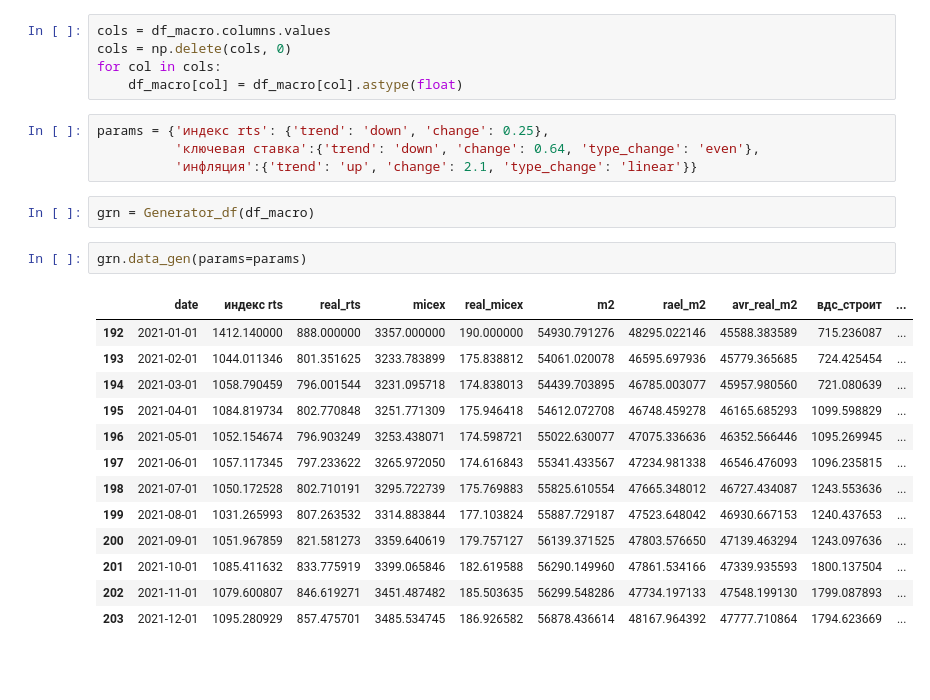
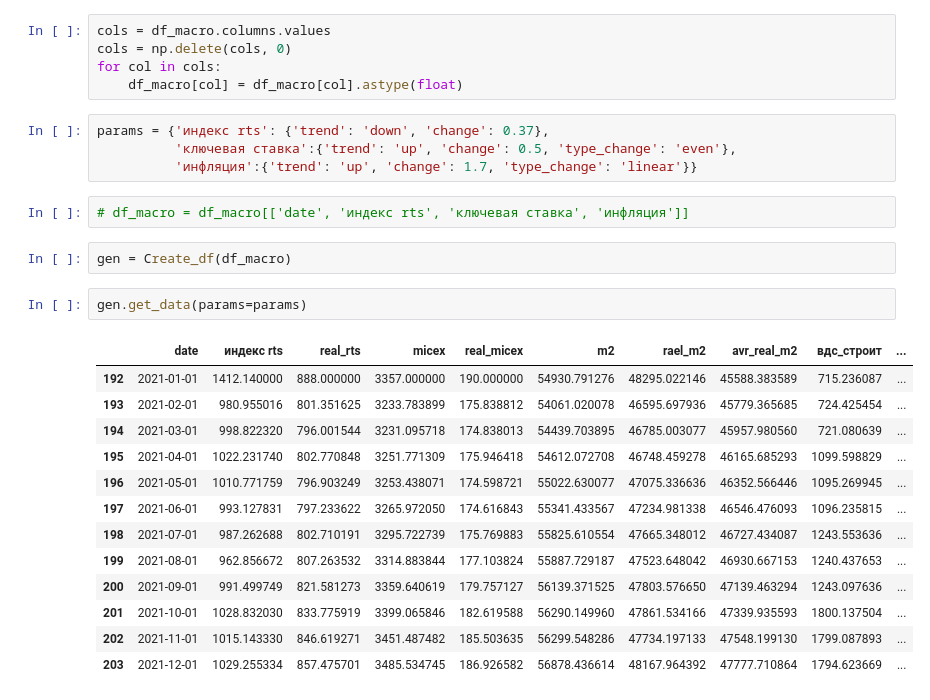
Before and after one commit to Valdert-13/KAMAZ, a Jupyter notebook: SCR/dem gen.ipynb, the cells around one changed output. Cells and saved outputs as stored; diff of their text form; blank space fills up the shorter version.

```diff
--- a/SCR/dem gen.ipynb
+++ b/SCR/dem gen.ipynb
@@ -41,24 +41,26 @@ cols = np.delete(cols, 0)
 for col in cols:
     df_macro[col] = df_macro[col].astype(float)
 # %%
-params = {'индекс rts': {'trend': 'down', 'change': 0.25},
-          'ключевая ставка':{'trend': 'down', 'change': 0.64, 'type_change': 'even'},
-          'инфляция':{'trend': 'up', 'change': 2.1, 'type_change': 'linear'}}
+params = {'индекс rts': {'trend': 'down', 'change': 0.37},
+          'ключевая ставка':{'trend': 'up', 'change': 0.5, 'type_change': 'even'},
+          'инфляция':{'trend': 'up', 'change': 1.7, 'type_change': 'linear'}}
-# %%
-grn = Generator_df(df_macro)
+# %%
+# df_macro = df_macro[['date', 'индекс rts', 'ключевая ставка', 'инфляция']]
+# %%
+gen = Сreate_df(df_macro)
 # %%
-grn.data_gen(params=params)
+gen.get_data(params=params)
 # %% [output]
 |  | date | индекс rts | real_rts | micex | real_micex | m2 | rael_m2 | avr_real_m2 | вдс_строит | ... |
 | 192 | 2021-01-01 | 1412.140000 | 888.000000 | 3357.000000 | 190.000000 | 54930.791276 | 48295.022146 | 45588.383589 | 715.236087 | ... |
-| 193 | 2021-02-01 | 1044.011346 | 801.351625 | 3233.783899 | 175.838812 | 54061.020078 | 46595.697936 | 45779.365685 | 724.425454 | ... |
-| 194 | 2021-03-01 | 1058.790459 | 796.001544 | 3231.095718 | 174.838013 | 54439.703895 | 46785.003077 | 45957.980560 | 721.080639 | ... |
-| 195 | 2021-04-01 | 1084.819734 | 802.770848 | 3251.771309 | 175.946418 | 54612.072708 | 46748.459278 | 46165.685293 | 1099.598829 | ... |
-| 196 | 2021-05-01 | 1052.154674 | 796.903249 | 3253.438071 | 174.598721 | 55022.630077 | 47075.336636 | 46352.566446 | 1095.269945 | ... |
-| 197 | 2021-06-01 | 1057.117345 | 797.233622 | 3265.972050 | 174.616843 | 55341.433567 | 47234.981338 | 46546.476093 | 1096.235815 | ... |
-| 198 | 2021-07-01 | 1050.172528 | 802.710191 | 3295.722739 | 175.769883 | 55825.610554 | 47665.348012 | 46727.434087 | 1243.553636 | ... |
-| 199 | 2021-08-01 | 1031.265993 | 807.263532 | 3314.883844 | 177.103824 | 55887.729187 | 47523.648042 | 46930.667153 | 1240.437653 | ... |
-| 200 | 2021-09-01 | 1051.967859 | 821.581273 | 3359.640619 | 179.757127 | 56139.371525 | 47803.576650 | 47139.463294 | 1243.097636 | ... |
-| 201 | 2021-10-01 | 1085.411632 | 833.775919 | 3399.065846 | 182.619588 | 56290.149960 | 47861.534166 | 47339.935593 | 1800.137504 | ... |
-| 202 | 2021-11-01 | 1079.600807 | 846.619271 | 3451.487482 | 185.503635 | 56299.548286 | 47734.197133 | 47548.199130 | 1799.087893 | ... |
-| 203 | 2021-12-01 | 1095.280929 | 857.475701 | 3485.534745 | 186.926582 | 56878.436614 | 48167.964392 | 47777.710864 | 1794.623669 | ... |
+| 193 | 2021-02-01 | 980.955016 | 801.351625 | 3233.783899 | 175.838812 | 54061.020078 | 46595.697936 | 45779.365685 | 724.425454 | ... |
+| 194 | 2021-03-01 | 998.822320 | 796.001544 | 3231.095718 | 174.838013 | 54439.703895 | 46785.003077 | 45957.980560 | 721.080639 | ... |
+| 195 | 2021-04-01 | 1022.231740 | 802.770848 | 3251.771309 | 175.946418 | 54612.072708 | 46748.459278 | 46165.685293 | 1099.598829 | ... |
+| 196 | 2021-05-01 | 1010.771759 | 796.903249 | 3253.438071 | 174.598721 | 55022.630077 | 47075.336636 | 46352.566446 | 1095.269945 | ... |
+| 197 | 2021-06-01 | 993.127831 | 797.233622 | 3265.972050 | 174.616843 | 55341.433567 | 47234.981338 | 46546.476093 | 1096.235815 | ... |
+| 198 | 2021-07-01 | 987.262688 | 802.710191 | 3295.722739 | 175.769883 | 55825.610554 | 47665.348012 | 46727.434087 | 1243.553636 | ... |
+| 199 | 2021-08-01 | 962.856672 | 807.263532 | 3314.883844 | 177.103824 | 55887.729187 | 47523.648042 | 46930.667153 | 1240.437653 | ... |
+| 200 | 2021-09-01 | 991.499749 | 821.581273 | 3359.640619 | 179.757127 | 56139.371525 | 47803.576650 | 47139.463294 | 1243.097636 | ... |
+| 201 | 2021-10-01 | 1028.832030 | 833.775919 | 3399.065846 | 182.619588 | 56290.149960 | 47861.534166 | 47339.935593 | 1800.137504 | ... |
+| 202 | 2021-11-01 | 1015.143330 | 846.619271 | 3451.487482 | 185.503635 | 56299.548286 | 47734.197133 | 47548.199130 | 1799.087893 | ... |
+| 203 | 2021-12-01 | 1029.255334 | 857.475701 | 3485.534745 | 186.926582 | 56878.436614 | 48167.964392 | 47777.710864 | 1794.623669 | ... |
```
Also changed, not shown: parts of 1 cell of this notebook, 1 other file.
